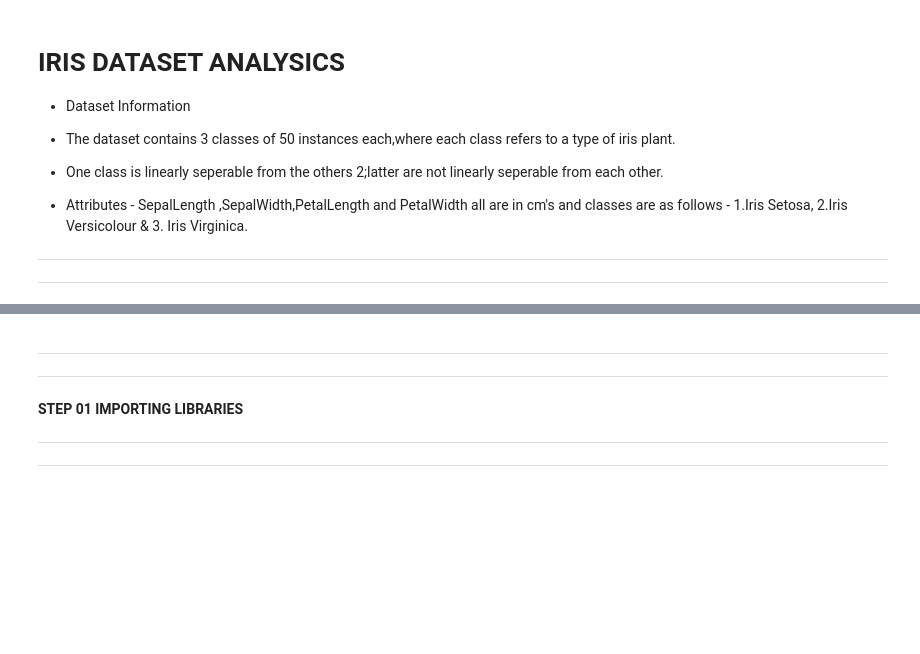
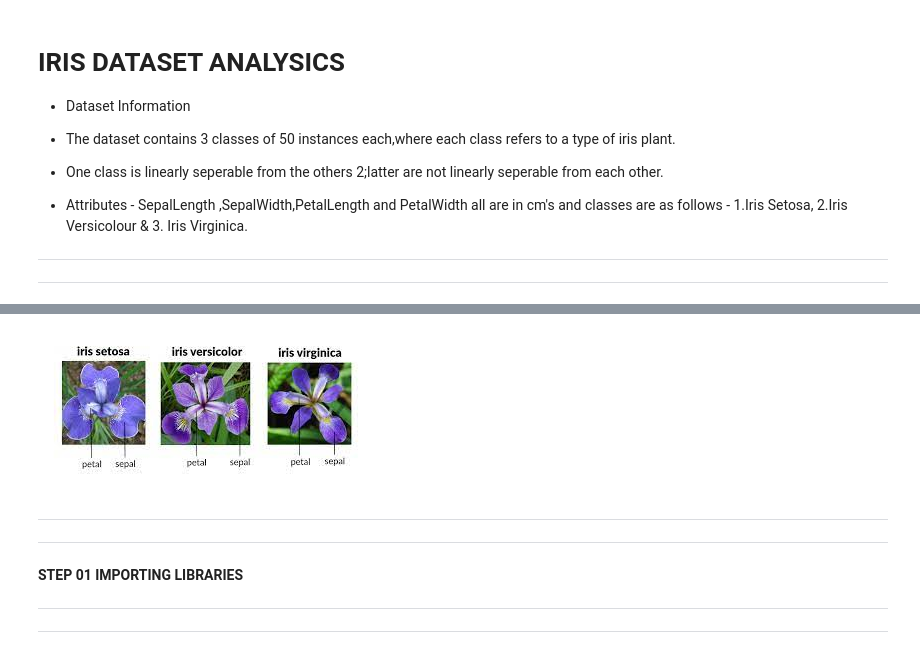
Before and after one commit to Omgupta0312/LGMVIP-DataScience, a Jupyter notebook: Task_02.ipynb, the cells around one changed output, grey strips where cells are left out. Drawn from its saved outputs; the diff is of its cells as text; code cells hidden in the pictures; blank space fills up the shorter version.

Commit message:
Iris Dataset Classification inserted images.

```diff
--- a/Task_02.ipynb
+++ b/Task_02.ipynb
@@ -39,3 +50,8 @@
+# %%
+image = cv2.imread("ic.jpg")
+cv2_imshow(image)
+# %% [output]
+[figure, added]
 # %% [markdown]
 
 
```
Also changed, not shown: parts of 3 cells of this notebook.
